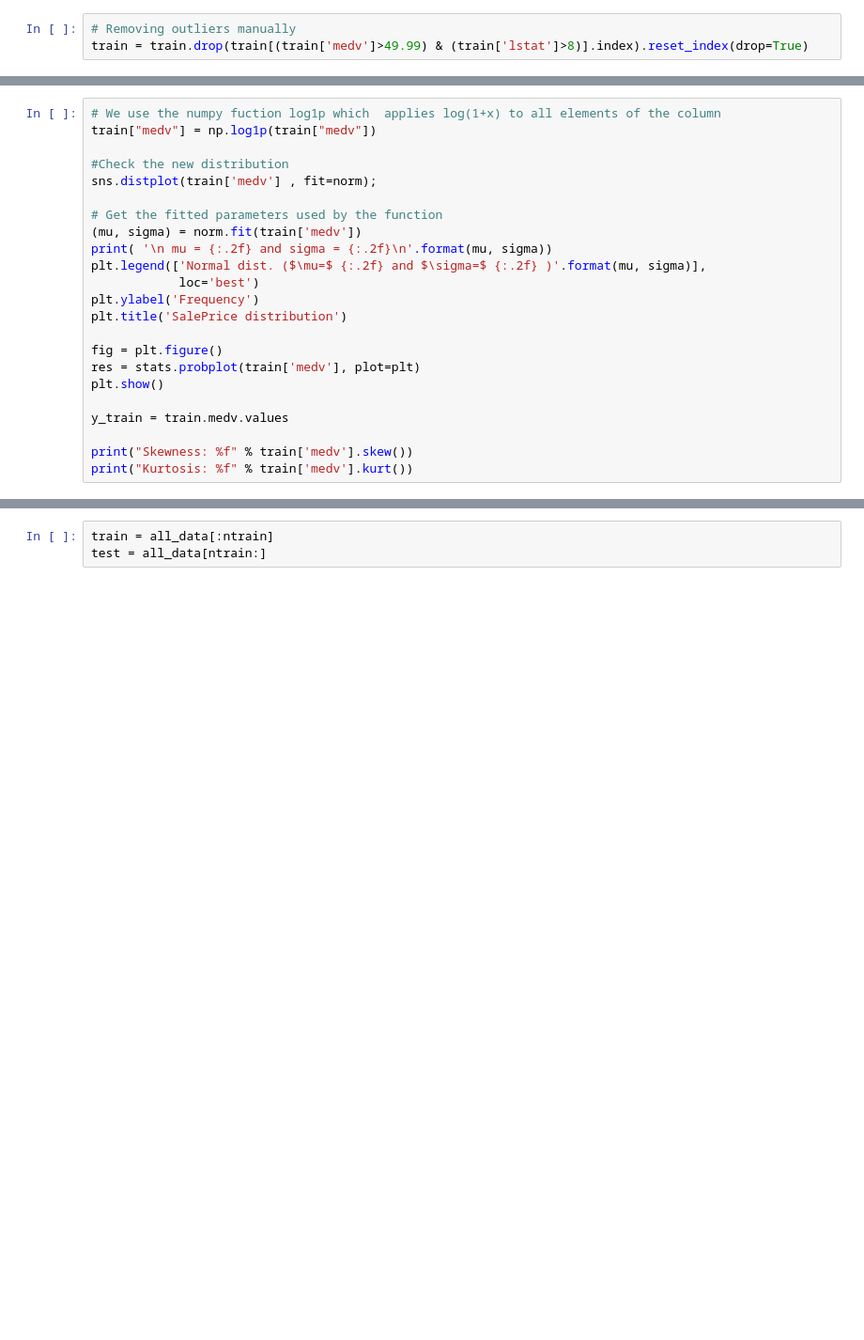
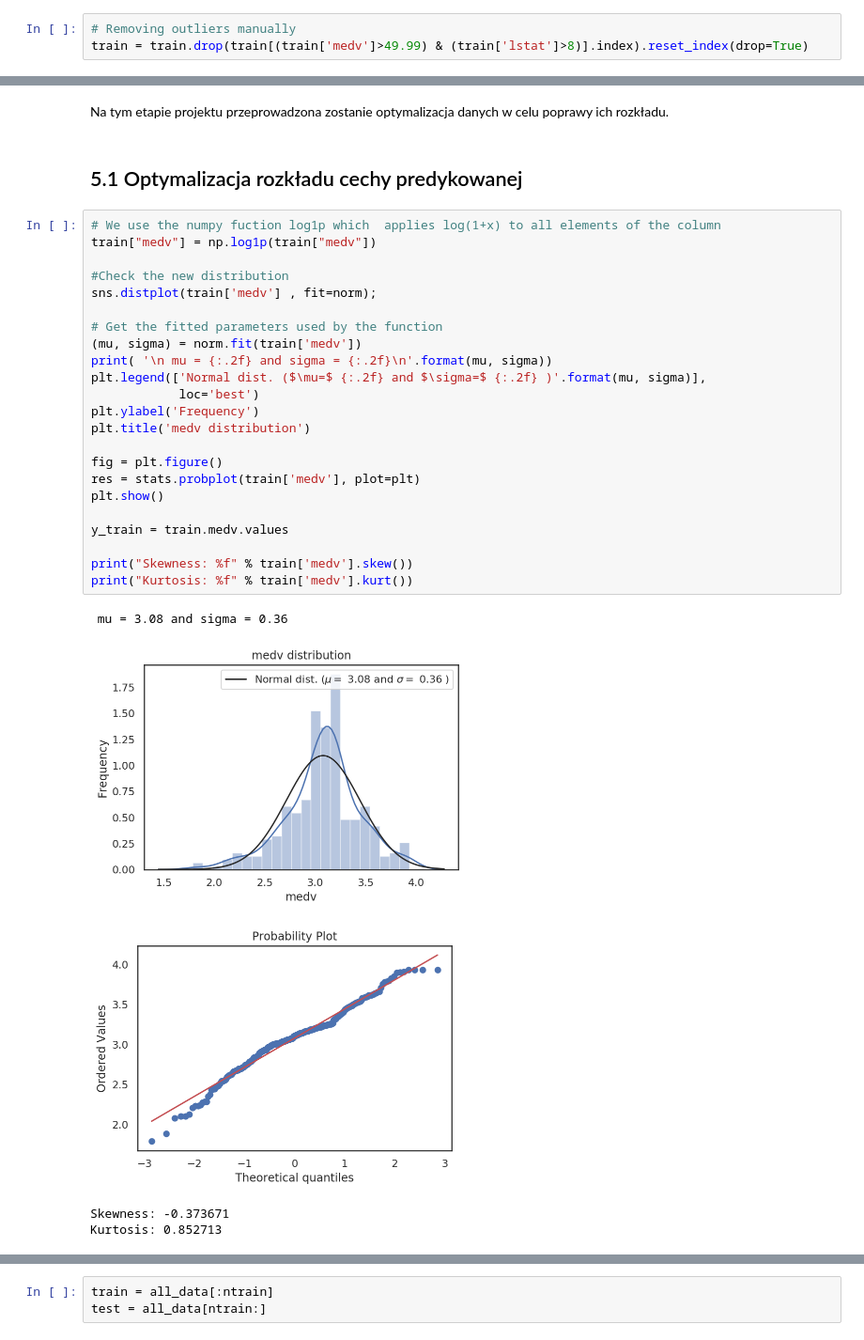
Before and after one commit to rose-n-dan/House-Price-Prediction, a Jupyter notebook: Project Documentation.ipynb, the cells around one changed output, grey strips where cells are left out. Shown at 94% size. Saved outputs shown, nothing was run; the diff lists cells and outputs as text; blank space fills up the shorter version.

```diff
--- a/Project Documentation.ipynb
+++ b/Project Documentation.ipynb
@@ -209,23 +413,33 @@ fig.axis(ymin=0, ymax=52);
+# %% [markdown]
+Na tym etapie projektu przeprowadzona zostanie optymalizacja danych w celu poprawy ich rozkładu.
+# %% [markdown]
+## 5.1 Optymalizacja rozkładu cechy predykowanej
 # %%
 # We use the numpy fuction log1p which  applies log(1+x) to all elements of the column
 train["medv"] = np.log1p(train["medv"])
 
 #Check the new distribution
 sns.distplot(train['medv'] , fit=norm);
 
 # Get the fitted parameters used by the function
 (mu, sigma) = norm.fit(train['medv'])
 print( '\n mu = {:.2f} and sigma = {:.2f}\n'.format(mu, sigma))
 plt.legend(['Normal dist. ($\mu=$ {:.2f} and $\sigma=$ {:.2f} )'.format(mu, sigma)],
             loc='best')
 plt.ylabel('Frequency')
-plt.title('SalePrice distribution')
+plt.title('medv distribution')
 
 fig = plt.figure()
 res = stats.probplot(train['medv'], plot=plt)
 plt.show()
 
 y_train = train.medv.values
 
 print("Skewness: %f" % train['medv'].skew())
 print("Kurtosis: %f" % train['medv'].kurt())
+# %% [output]
+ mu = 3.08 and sigma = 0.36
+[figure, added]
+[figure, added]
+Skewness: -0.373671
+Kurtosis: 0.852713
```
Also changed, not shown: parts of 83 cells of this notebook.
